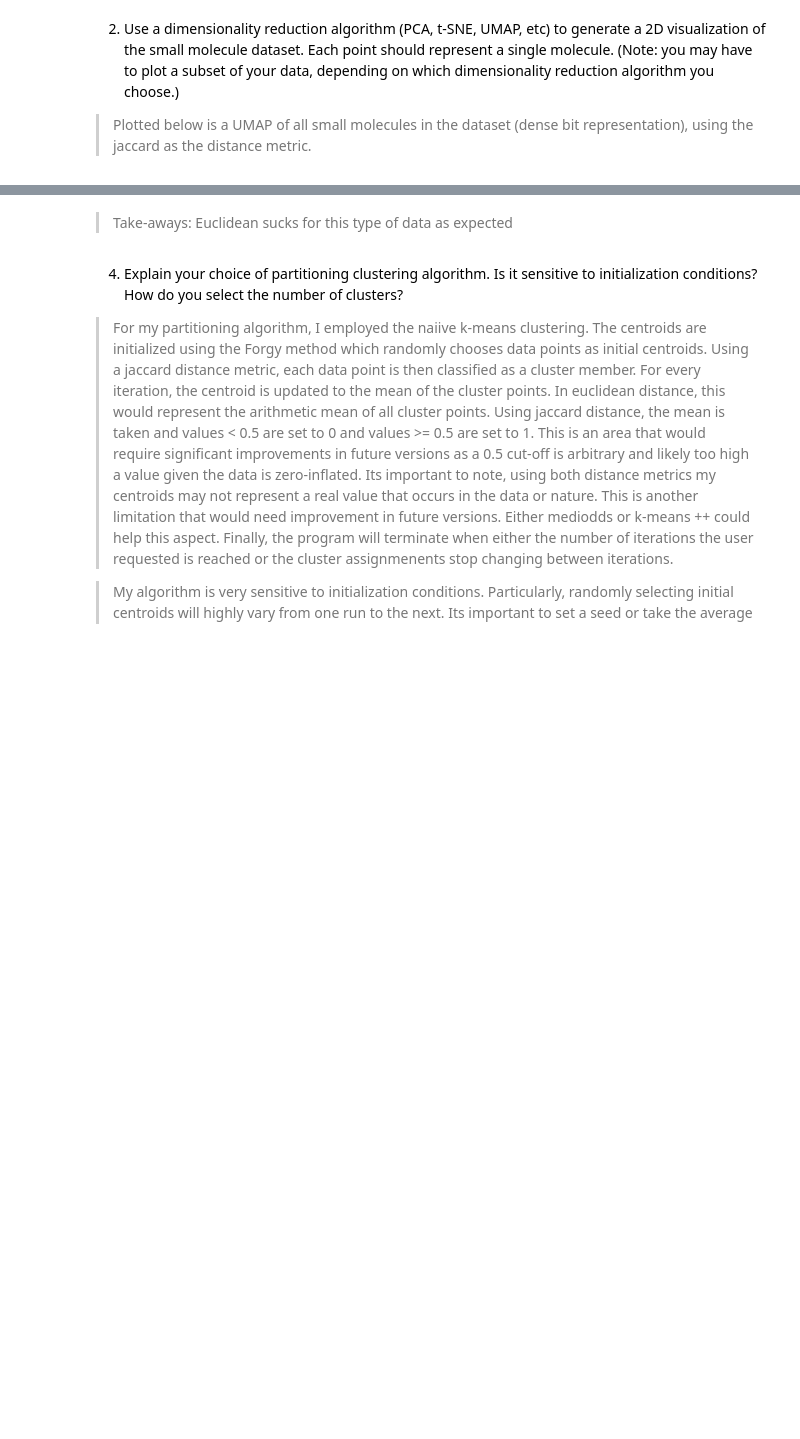
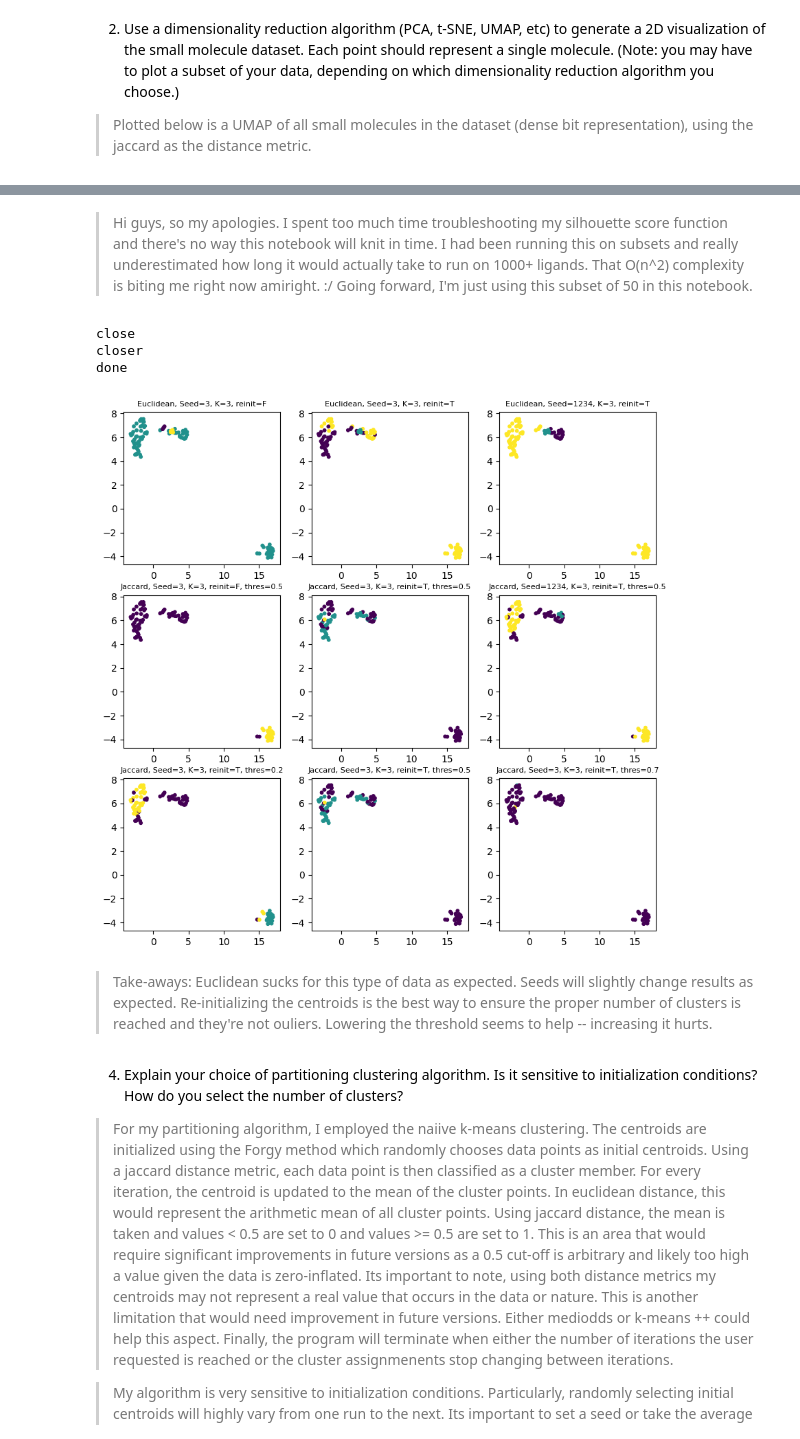
Before and after one commit to aseveritt/BMI203_Project2, a Jupyter notebook: Amanda_Everitt_BMI203_HW2.ipynb, the cells around one changed output, grey strips where cells are left out. Drawn from its saved outputs; the diff is of its cells as text; code cells hidden in the pictures; blank space fills up the shorter version.

```diff
--- a/Amanda_Everitt_BMI203_HW2.ipynb
+++ b/Amanda_Everitt_BMI203_HW2.ipynb
@@ -72,76 +61,84 @@ plt.show()
+# %% [markdown]
+> Hi guys, so my apologies. I spent too much time troubleshooting my silhouette score function and there's no way this notebook will knit in time. I had been running this on subsets and really underestimated how long it would actually take to run on 1000+ ligands. That O(n^2) complexity is biting me right now amiright. :/  Going forward, I'm just using this subset of 50 in this notebook.
 # %%
 # euclidean  re-init + seed
 result = algs.PartitionClustering(ligand_subset, distance_metric = "euclidean", allow_reinit=False,
-                                desired_k = 5).cluster(seed=3, max_iter = 50)
+                                desired_k = 3).cluster(seed=3, max_iter = 50)
 var1 = result.labels.values()
 
 result = algs.PartitionClustering(ligand_subset, distance_metric = "euclidean", allow_reinit=True,
-                                desired_k = 5).cluster(seed=3, max_iter = 50)
+                                desired_k = 3).cluster(seed=3, max_iter = 50)
 var2 = result.labels.values()
 
 result = algs.PartitionClustering(ligand_subset, distance_metric = "euclidean", allow_reinit=True,
-                                desired_k = 5).cluster(seed=1234, max_iter = 50)
+                                desired_k = 3).cluster(seed=1234, max_iter = 50)
 var3 = result.labels.values()
-
+print("close")
 
 #jaccard  re-init + seed
 
 result = algs.PartitionClustering(ligand_subset, distance_metric = "jaccard", allow_reinit=False,
-                                desired_k = 5, mean_threshold=0.5).cluster(seed = 3, max_iter = 50)
+                                desired_k = 3, mean_threshold=0.5).cluster(seed = 3, max_iter = 50)
 var4 = result.labels.values()
 
 result = algs.PartitionClustering(ligand_subset, distance_metric = "jaccard", allow_reinit=True,
-                                desired_k = 5, mean_threshold=0.5).cluster(seed = 3, max_iter = 50)
+                                desired_k = 3, mean_threshold=0.5).cluster(seed = 3, max_iter = 50)
 var5 = result.labels.values()
 
 result = algs.PartitionClustering(ligand_subset, distance_metric = "jaccard", allow_reinit=True,
-                                desired_k = 5, mean_threshold=0.5).cluster(seed = 1234, max_iter = 50)
+                                desired_k = 3, mean_threshold=0.5).cluster(seed = 1234, max_iter = 50)
 var6 = result.labels.values()
+print("closer")
 
 # jaccard mean thres.
 result = algs.PartitionClustering(ligand_subset, distance_metric = "jaccard", allow_reinit=True,
-                                desired_k = 5, mean_threshold=0.2).cluster(seed = 3, max_iter = 50)
+                                desired_k = 3, mean_threshold=0.2).cluster(seed = 3, max_iter = 50)
 var7 = result.labels.values()
 
 result = algs.PartitionClustering(ligand_subset, distance_metric = "jaccard", allow_reinit=True,
-                                desired_k = 5, mean_threshold=0.7).cluster(seed = 3, max_iter = 50)
+                                desired_k = 3, mean_threshold=0.7).cluster(seed = 3, max_iter = 50)
 var8 = result.labels.values()
 print("done")
+# %% [output]
+close
+closer
+done
 # %%
 plt.figure(figsize =(10, 10))
 
 plt.subplot(3, 3, 1)
 plt.scatter(u_sub[:,0], u_sub[:,1], c = list(var1), s = 10)
-plt.title("Euclidean, Seed=3, K=5, reinit=F", fontsize=8)
+plt.title("Euclidean, Seed=3, K=3, reinit=F", fontsize=8)
 plt.subplot(3, 3, 2)
 plt.scatter(u_sub[:,0], u_sub[:,1], c = list(var2), s = 10)
-plt.title("Euclidean, Seed=3, K=5, reinit=T", fontsize=8)
+plt.title("Euclidean, Seed=3, K=3, reinit=T", fontsize=8)
 plt.subplot(3, 3, 3)
 plt.scatter(u_sub[:,0], u_sub[:,1], c = list(var3), s = 10)
-plt.title("Euclidean, Seed=1234, K=5, reinit=T", fontsize=8)
+plt.title("Euclidean, Seed=1234, K=3, reinit=T", fontsize=8)
 
 plt.subplot(3, 3, 4)
 plt.scatter(u_sub[:,0], u_sub[:,1], c = list(var4), s = 10)
-plt.title("Jaccard, Seed=3, K=5, reinit=F, thres=0.5", fontsize=8)
+plt.title("Jaccard, Seed=3, K=3, reinit=F, thres=0.5", fontsize=8)
 plt.subplot(3, 3, 5)
 plt.scatter(u_sub[:,0], u_sub[:,1], c = list(var5), s = 10)
-plt.title("Jaccard, Seed=3, K=5, reinit=T, thres=0.5", fontsize=8)
+plt.title("Jaccard, Seed=3, K=3, reinit=T, thres=0.5", fontsize=8)
 plt.subplot(3, 3, 6)
 plt.scatter(u_sub[:,0], u_sub[:,1], c = list(var6), s = 10)
-plt.title("Jaccard, Seed=1234, K=5, reinit=T, thres=0.5", fontsize=8)
+plt.title("Jaccard, Seed=1234, K=3, reinit=T, thres=0.5", fontsize=8)
 
 plt.subplot(3, 3, 7)
 plt.scatter(u_sub[:,0], u_sub[:,1], c = list(var7), s = 10)
-plt.title("Jaccard, Seed=3, K=5, reinit=T, thres=0.2", fontsize=8)
+plt.title("Jaccard, Seed=3, K=3, reinit=T, thres=0.2", fontsize=8)
 plt.subplot(3, 3, 8)
 plt.scatter(u_sub[:,0], u_sub[:,1], c = list(var5), s = 10)
-plt.title("Jaccard, Seed=3, K=5, reinit=T, thres=0.5", fontsize=8)
+plt.title("Jaccard, Seed=3, K=3, reinit=T, thres=0.5", fontsize=8)
 plt.subplot(3, 3, 9)
 plt.scatter(u_sub[:,0], u_sub[:,1], c = list(var8), s = 10)
-plt.title("Jaccard, Seed=3, K=5, reinit=T, thres=0.7", fontsize=8)
+plt.title("Jaccard, Seed=3, K=3, reinit=T, thres=0.7", fontsize=8)
 
 plt.show()
+# %% [output]
+[figure, added]
-# %% [markdown]
-> Take-aways:
-> Euclidean sucks for this type of data as expected
->
+# %% [markdown]
+> Take-aways:
+> Euclidean sucks for this type of data as expected. Seeds will slightly change results as expected. Re-initializing the centroids is the best way to ensure the proper number of clusters is reached and they're not ouliers. Lowering the threshold seems to help -- increasing it hurts.
```
Also changed, not shown: parts of 27 cells of this notebook, 6 other files.
